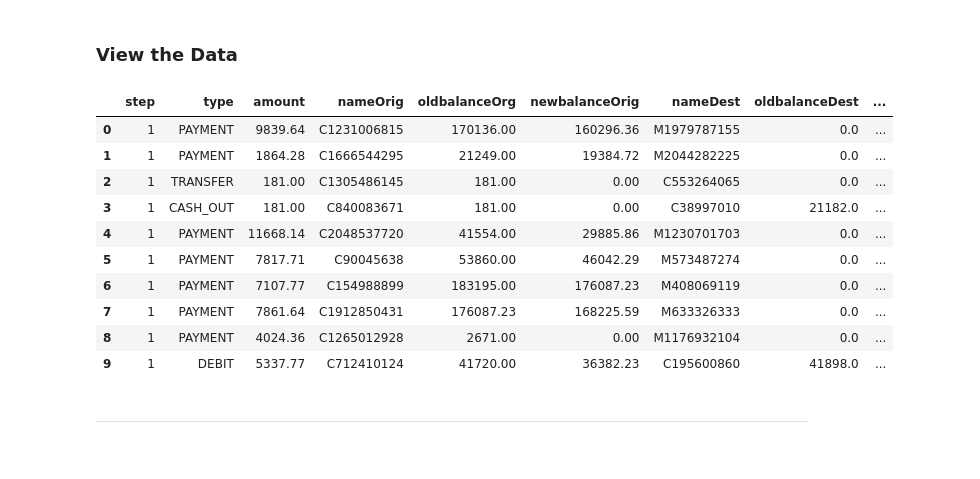
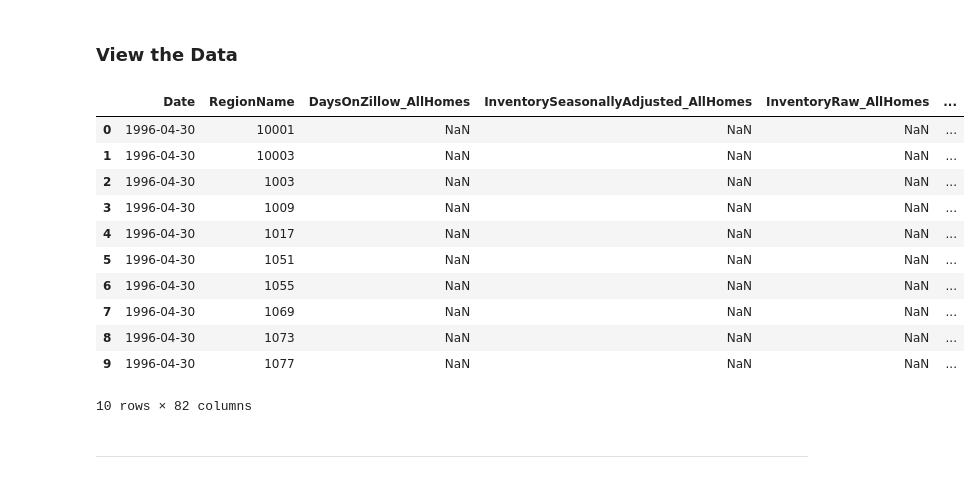
Before and after one commit to anhvotn/real-estate-analytics, a Jupyter notebook: zillow_real_estate.ipynb, the cells around one changed output. Cells and saved outputs as stored; diff of their text form; code cells hidden in the pictures.

```diff
--- a/zillow_real_estate.ipynb
+++ b/zillow_real_estate.ipynb
@@ -37,4 +35,4 @@ If you haven't already downloaded the Iris dataset, you can read it directly fro
 # %%
-# Load the dataset from a URL
-file_path = 'D:/00 Anh/Learning/AI-Python-for-Beginners/fraud.csv'
-fraud = pd.read_csv(file_path)
+# Load data
+file_path = 'D:/00 Anh/Learning/AI-Python-for-Beginners/zillow/County_time_series.csv'
+county = pd.read_csv(file_path)
@@ -42,19 +83,20 @@ fraud = pd.read_csv(file_path)
 ### **View the Data**
 # %%
 # Display the first 5 rows
-fraud.head(10)
+county.head(10)
 # %% [output]
-|  | step | type | amount | nameOrig | oldbalanceOrg | newbalanceOrig | nameDest | oldbalanceDest | ... |
-| 0 | 1 | PAYMENT | 9839.64 | C1231006815 | 170136.00 | 160296.36 | M1979787155 | 0.0 | ... |
-| 1 | 1 | PAYMENT | 1864.28 | C1666544295 | 21249.00 | 19384.72 | M2044282225 | 0.0 | ... |
-| 2 | 1 | TRANSFER | 181.00 | C1305486145 | 181.00 | 0.00 | C553264065 | 0.0 | ... |
-| 3 | 1 | CASH_OUT | 181.00 | C840083671 | 181.00 | 0.00 | C38997010 | 21182.0 | ... |
-| 4 | 1 | PAYMENT | 11668.14 | C2048537720 | 41554.00 | 29885.86 | M1230701703 | 0.0 | ... |
-| 5 | 1 | PAYMENT | 7817.71 | C90045638 | 53860.00 | 46042.29 | M573487274 | 0.0 | ... |
-| 6 | 1 | PAYMENT | 7107.77 | C154988899 | 183195.00 | 176087.23 | M408069119 | 0.0 | ... |
-| 7 | 1 | PAYMENT | 7861.64 | C1912850431 | 176087.23 | 168225.59 | M633326333 | 0.0 | ... |
-| 8 | 1 | PAYMENT | 4024.36 | C1265012928 | 2671.00 | 0.00 | M1176932104 | 0.0 | ... |
-| 9 | 1 | DEBIT | 5337.77 | C712410124 | 41720.00 | 36382.23 | C195600860 | 41898.0 | ... |
+|  | Date | RegionName | DaysOnZillow_AllHomes | InventorySeasonallyAdjusted_AllHomes | InventoryRaw_AllHomes | ... |
+| 0 | 1996-04-30 | 10001 | NaN | NaN | NaN | ... |
+| 1 | 1996-04-30 | 10003 | NaN | NaN | NaN | ... |
+| 2 | 1996-04-30 | 1003 | NaN | NaN | NaN | ... |
+| 3 | 1996-04-30 | 1009 | NaN | NaN | NaN | ... |
+| 4 | 1996-04-30 | 1017 | NaN | NaN | NaN | ... |
+| 5 | 1996-04-30 | 1051 | NaN | NaN | NaN | ... |
+| 6 | 1996-04-30 | 1055 | NaN | NaN | NaN | ... |
+| 7 | 1996-04-30 | 1069 | NaN | NaN | NaN | ... |
+| 8 | 1996-04-30 | 1073 | NaN | NaN | NaN | ... |
+| 9 | 1996-04-30 | 1077 | NaN | NaN | NaN | ... |
+10 rows × 82 columns
 # %% [markdown]
 ---
 # %% [markdown]
```
Also changed, not shown: parts of 7 cells of this notebook.
